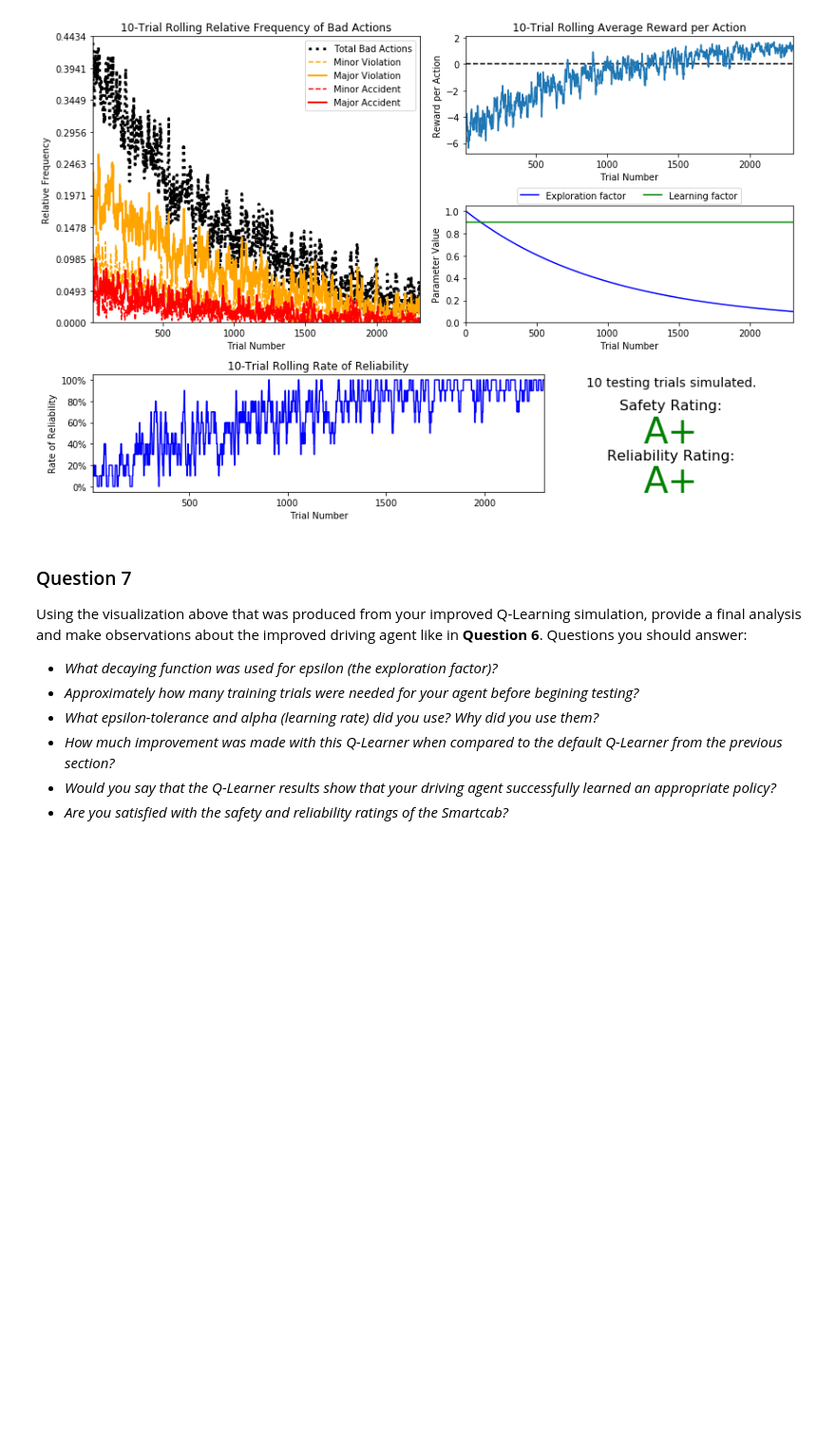
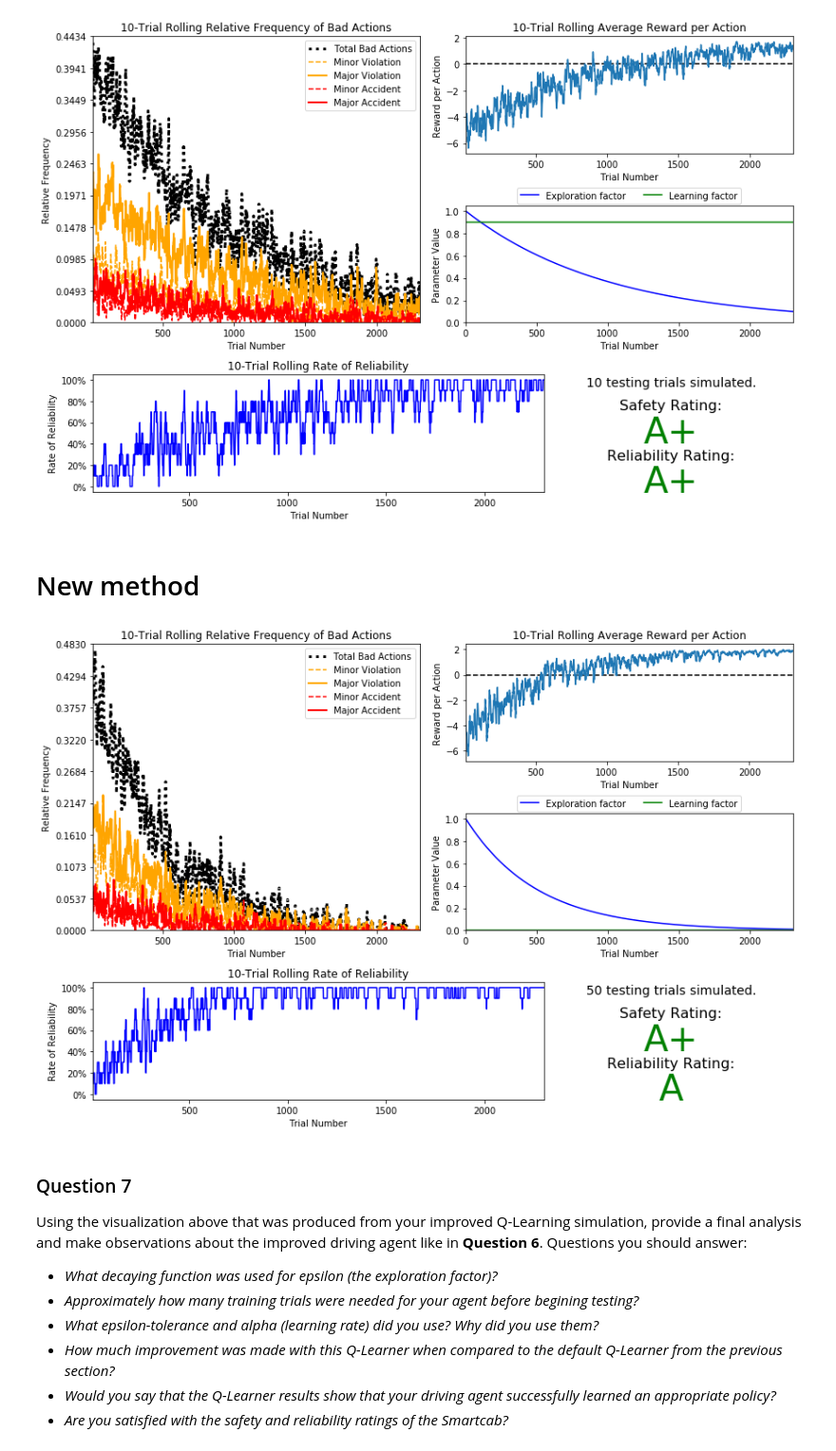
Before and after one commit to ViswanathRavindran/Vishy-Udacity-AML, a Jupyter notebook: smartcab/Vishy_smartcab.ipynb, the cells around one changed output. Shown at 95% size. Saved outputs shown, nothing was run; the diff lists cells and outputs as text; code cells hidden in the pictures; blank space fills up the shorter version.

Commit message:
Updated After reviewer notes
Updated with Reviewer notes for 3 questions and updated agent.py file to improve Q learning

```diff
--- a/smartcab/Vishy_smartcab.ipynb
+++ b/smartcab/Vishy_smartcab.ipynb
@@ -273,6 +279,13 @@ Once you have successfully completed the improved Q-Learning simulation, run the
 vs.plot_trials('sim_improved-learning.csv')
 # %% [output]
 [figure]
+# %% [markdown]
+# New method
+# %%
+# With Improved function and with Alpha = 0.002 and number of trails as 50
+vs.plot_trials('sim_improved-learning.csv')
+# %% [output]
+[figure, added]
 # %% [markdown]
 ### Question 7
 Using the visualization above that was produced from your improved Q-Learning simulation, provide a final analysis and make observations about the improved driving agent like in **Question 6**. Questions you should answer:
```
Also changed, not shown: 1 other file.
